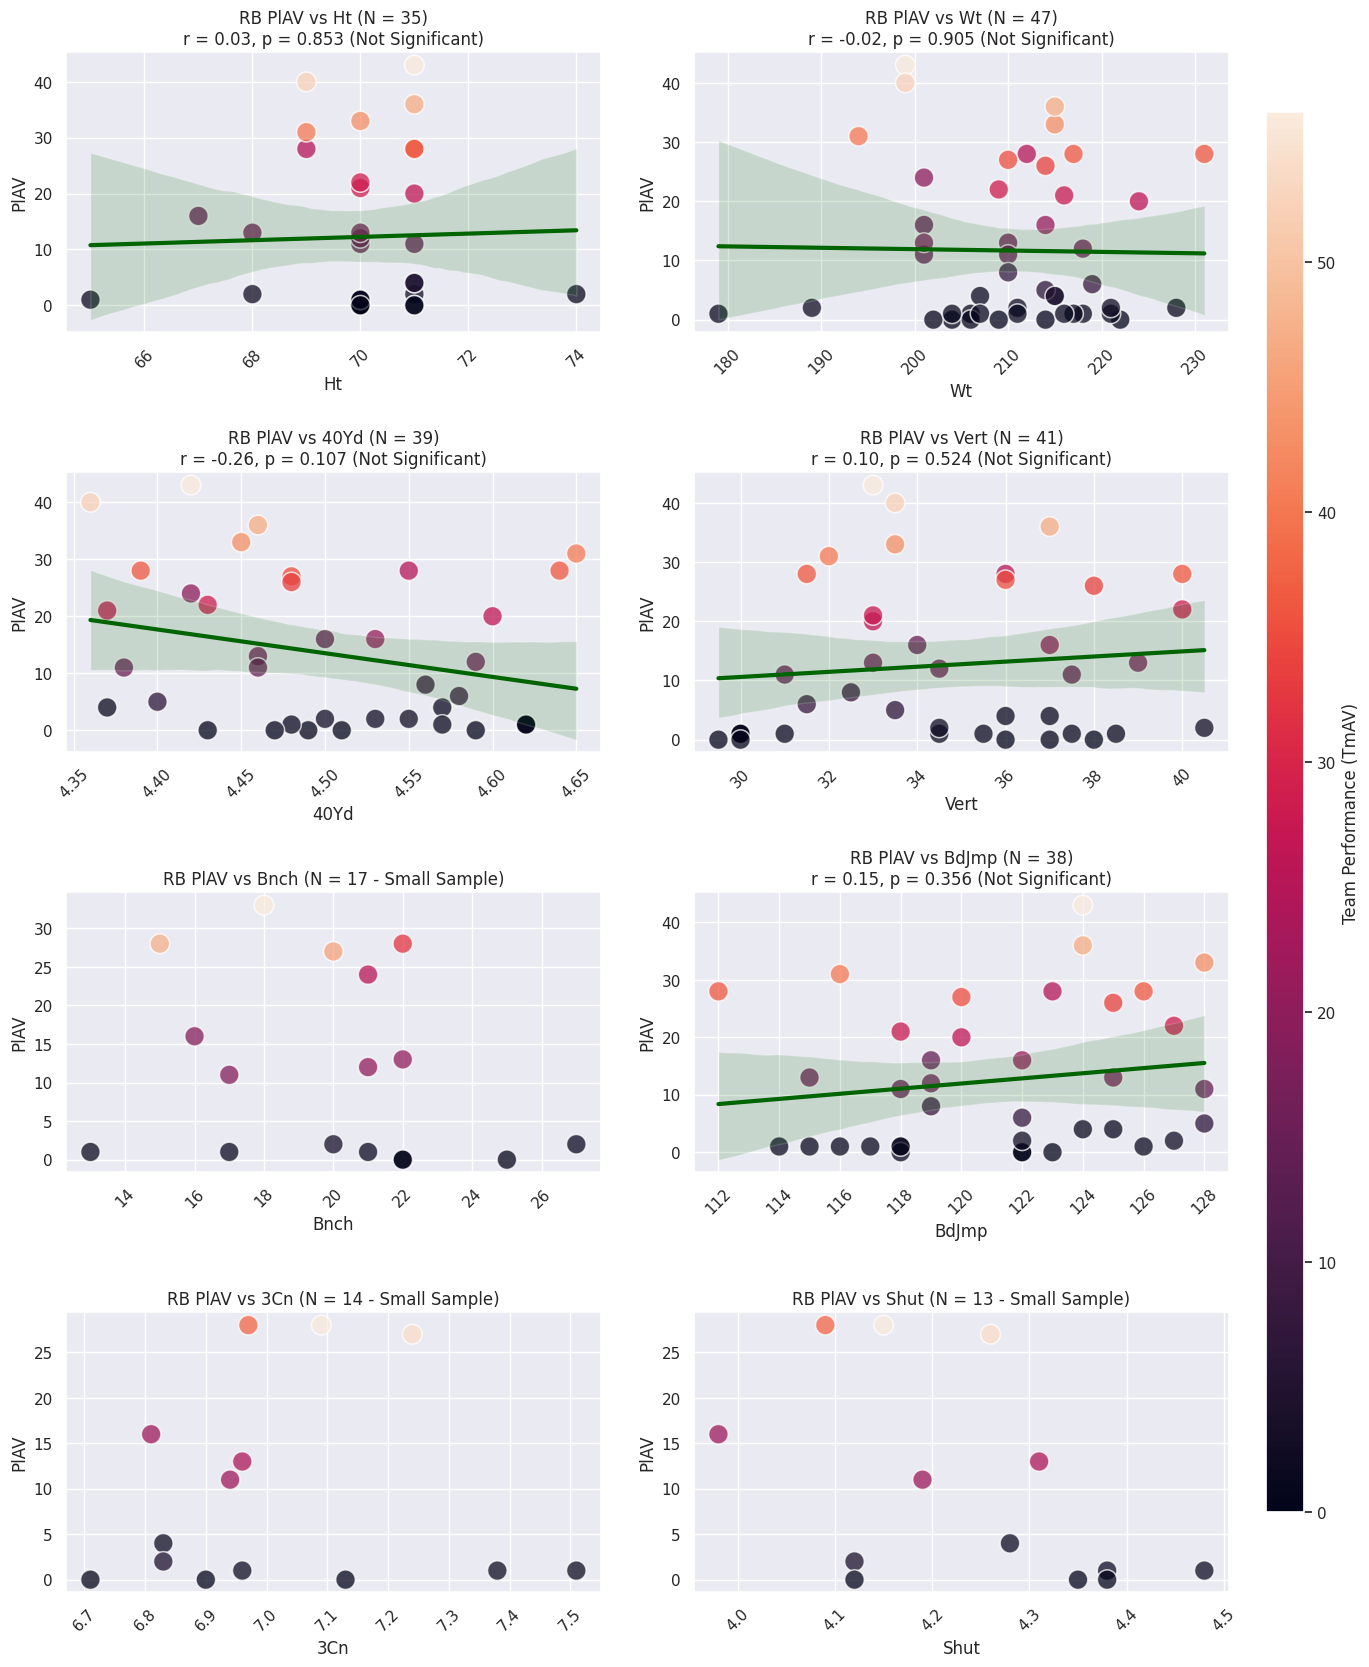
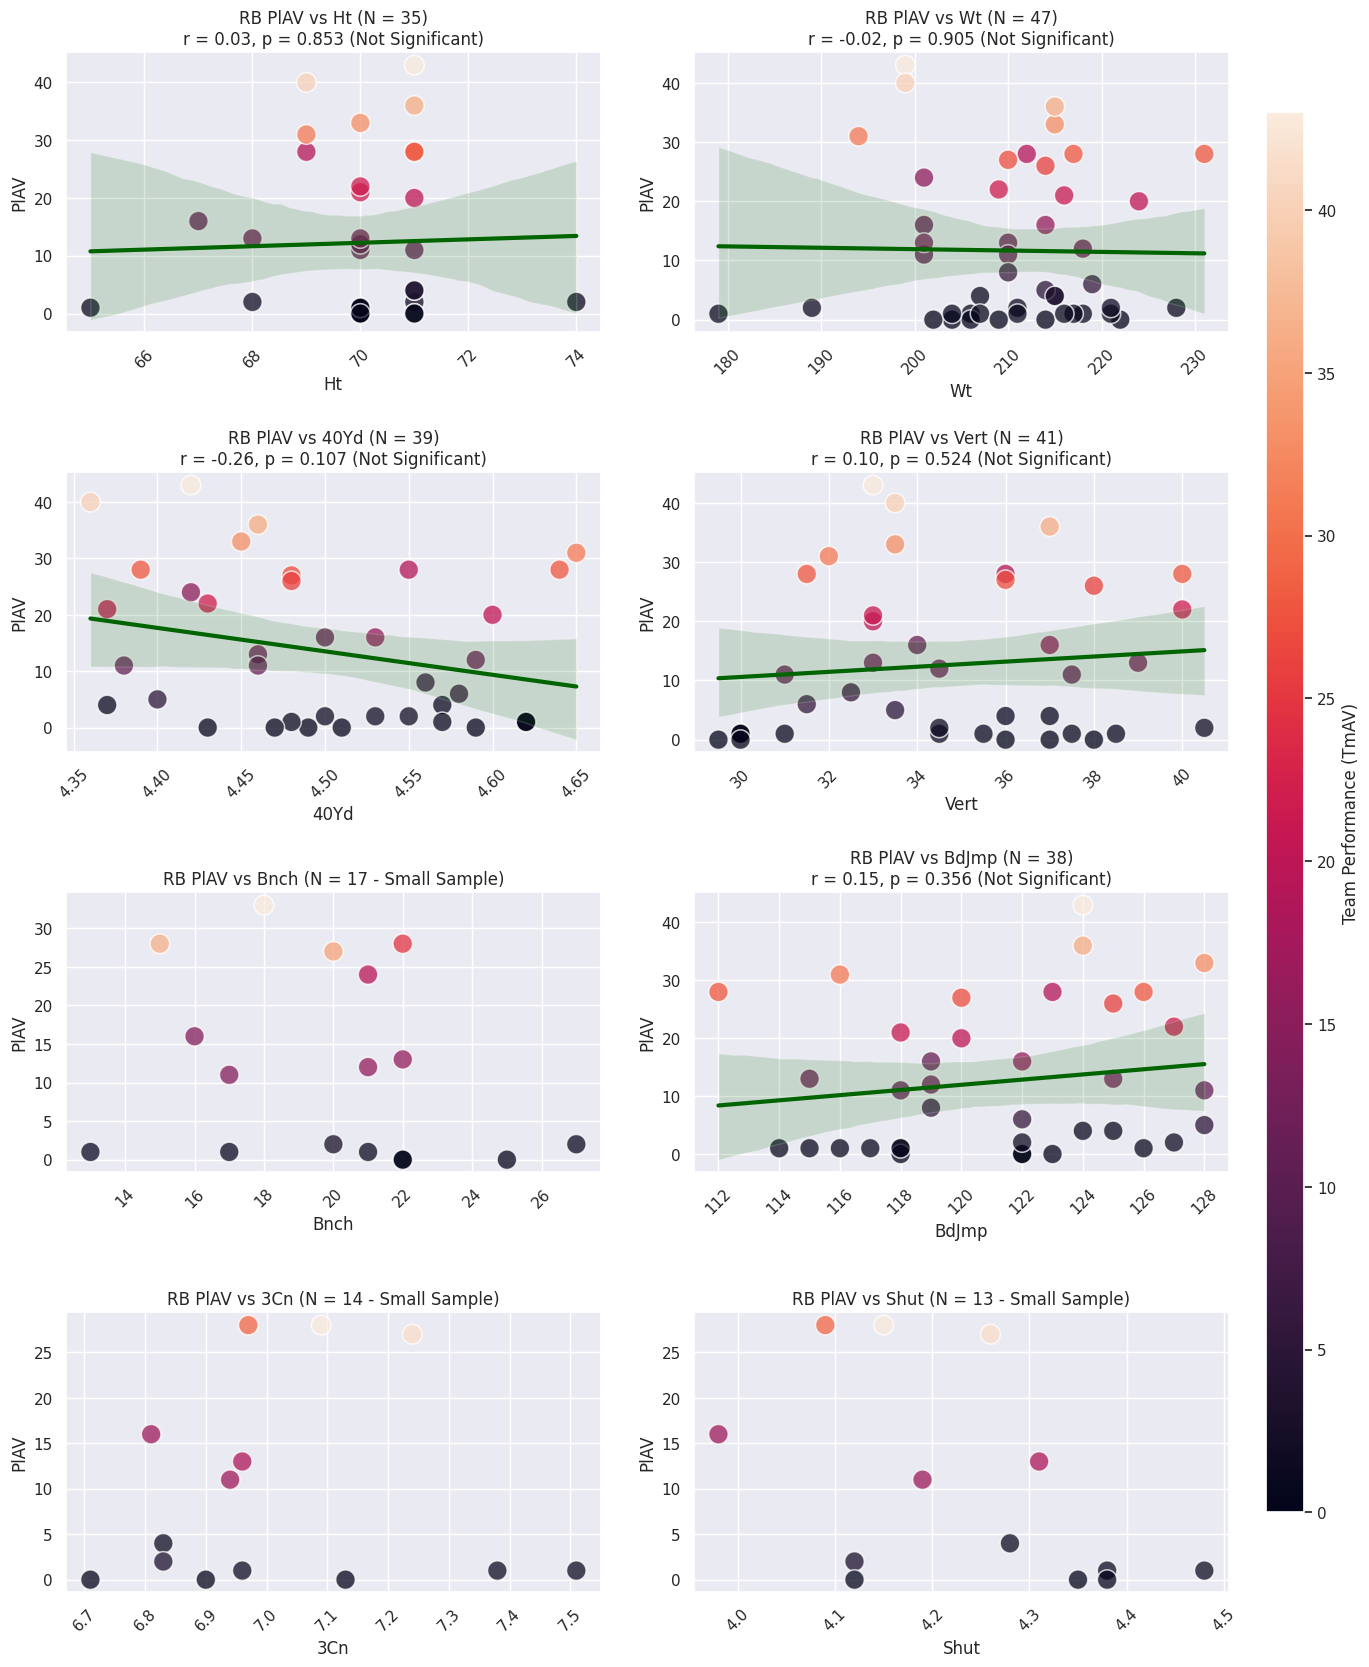
The change to this notebook cell's code, shown as a diff; its figure went from the first image to the second:
--- before
+++ after
@@ -41,5 +41,5 @@
 
 # Making everything visually appealing
-norm = plt.Normalize(defenseAll['TmAV'].min(), defenseAll['TmAV'].max())
+norm = plt.Normalize(rbAll['TmAV'].min(), rbAll['TmAV'].max())
 sm = plt.cm.ScalarMappable(cmap = myCmap, norm = norm)
 sm.set_array([])

Commit: Fixed revert errors